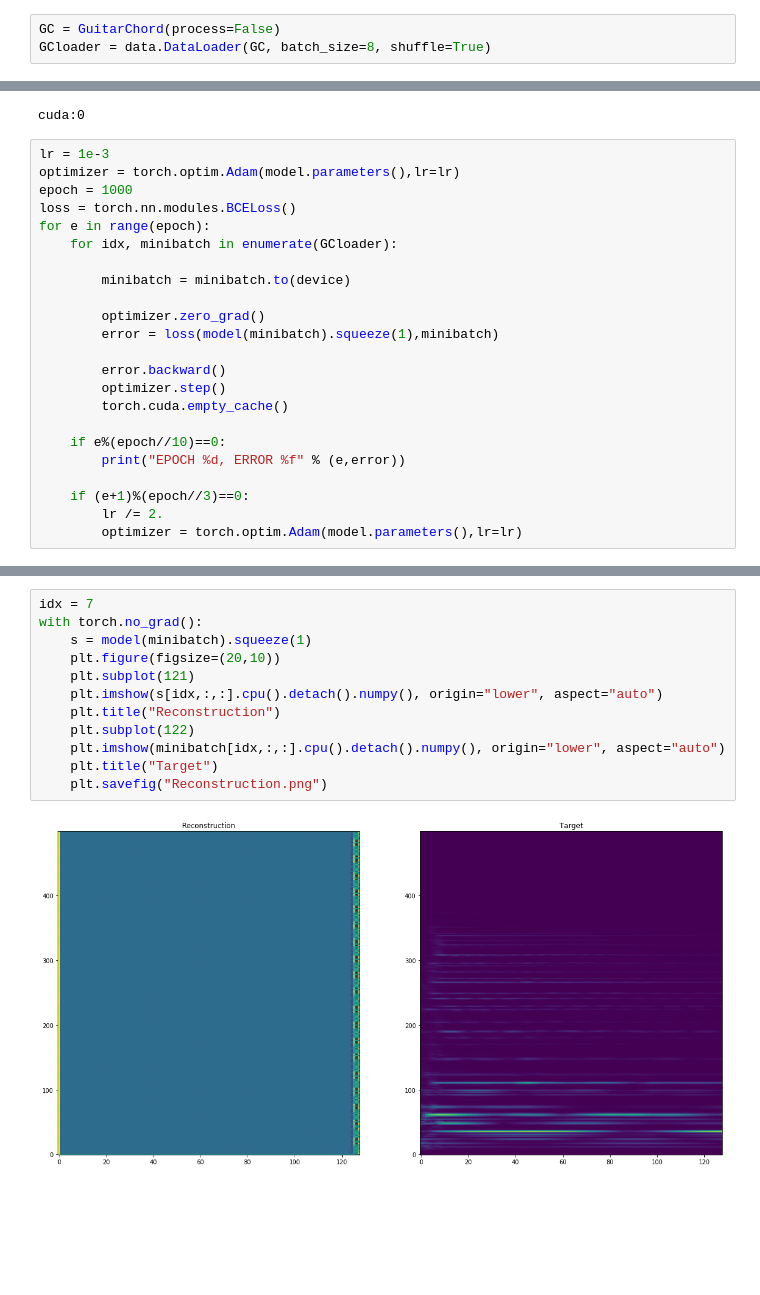
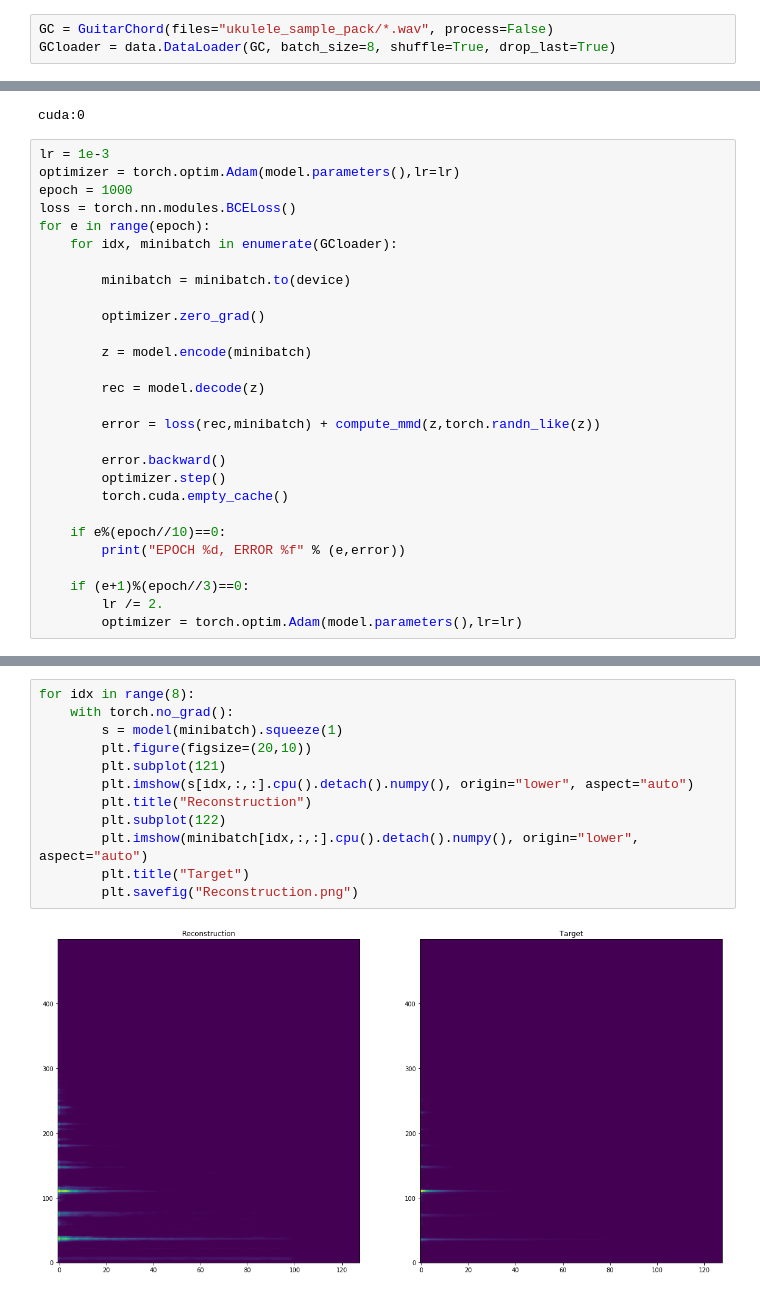
Before and after one commit to nebularnoise/serge, a Jupyter notebook: notebooks/guitar_chord_dataset.ipynb, the cells around one changed output, grey strips where cells are left out. Saved outputs shown, nothing was run; the diff lists cells and outputs as text; blank space fills up the shorter version.

Commit message:
updated guitar_chord_dataset to working example

```diff
--- a/notebooks/guitar_chord_dataset.ipynb
+++ b/notebooks/guitar_chord_dataset.ipynb
@@ -127,5 +154,5 @@ class WAE(nn.Module):
 # %%
-GC = GuitarChord(process=False)
-GCloader = data.DataLoader(GC, batch_size=8, shuffle=True)
+GC = GuitarChord(files="ukulele_sample_pack/*.wav", process=False)
+GCloader = data.DataLoader(GC, batch_size=8, shuffle=True, drop_last=True)
 # %% [output]
 Preprocessing stuff... Done!
@@ -153,7 +177,12 @@ for e in range(epoch):
         minibatch = minibatch.to(device)
 
         optimizer.zero_grad()
-        error = loss(model(minibatch).squeeze(1),minibatch)
+
+        z = model.encode(minibatch)
+
+        rec = model.decode(z)
+
+        error = loss(rec,minibatch) + compute_mmd(z,torch.randn_like(z))
 
         error.backward()
         optimizer.step()
@@ -171,14 +208,14 @@ KeyboardInterrupt:
 # %%
-idx = 7
-with torch.no_grad():
-    s = model(minibatch).squeeze(1)
-    plt.figure(figsize=(20,10))
-    plt.subplot(121)
-    plt.imshow(s[idx,:,:].cpu().detach().numpy(), origin="lower", aspect="auto")
-    plt.title("Reconstruction")
-    plt.subplot(122)
-    plt.imshow(minibatch[idx,:,:].cpu().detach().numpy(), origin="lower", aspect="auto")
-    plt.title("Target")
-    plt.savefig("Reconstruction.png")
+for idx in range(8):
+    with torch.no_grad():
+        s = model(minibatch).squeeze(1)
+        plt.figure(figsize=(20,10))
+        plt.subplot(121)
+        plt.imshow(s[idx,:,:].cpu().detach().numpy(), origin="lower", aspect="auto")
+        plt.title("Reconstruction")
+        plt.subplot(122)
+        plt.imshow(minibatch[idx,:,:].cpu().detach().numpy(), origin="lower", aspect="auto")
+        plt.title("Target")
+        plt.savefig("Reconstruction.png")
 # %% [output]
-[figure, old version]
+[figure, new version]
```
Also changed, not shown: parts of 9 cells of this notebook, 1 other file.
